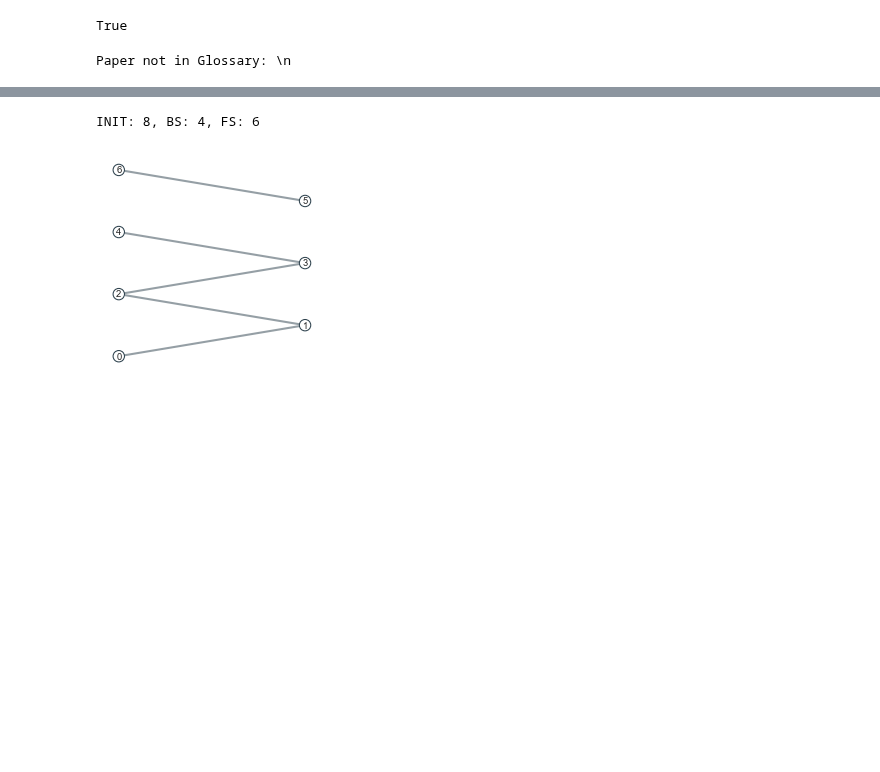
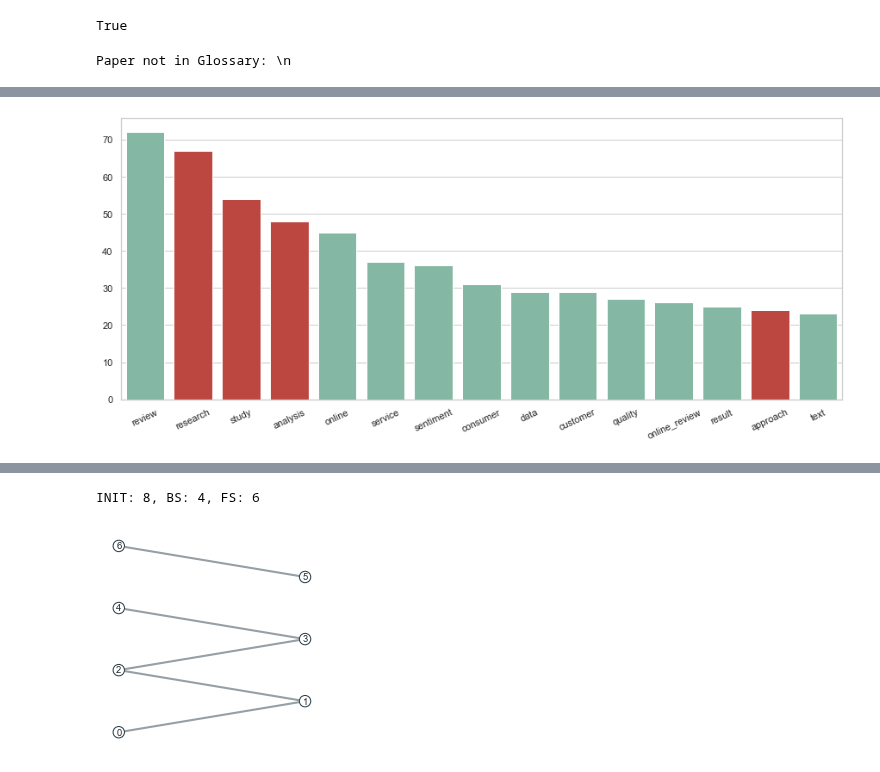
Before and after one commit to iberius96/Msc_Thesis, a Jupyter notebook: Paper Graphs/selection_network.ipynb, the cells around one changed output, grey strips where cells are left out. Saved outputs shown, nothing was run; the diff lists cells and outputs as text; code cells hidden in the pictures; blank space fills up the shorter version.

```diff
--- a/Paper Graphs/selection_network.ipynb
+++ b/Paper Graphs/selection_network.ipynb
@@ -175,0 +234,48 @@ plt.show()
+# %%
+import seaborn as sns
+import matplotlib.pyplot as plt
+
+top_words_1 = list(compute_common_words(0))[:15]
+top_words_2 = list(compute_common_words(2))[:15]
+top_words_3 = list(compute_common_words(8))[:15]
+
+accepted_terms = [word for word in top_words_2 if word not in top_words_1 and word not in top_words_3]
+
+# Data
+term_counts = { 'review': 72,
+                'research': 67,
+                'study': 54,
+                'analysis': 48,
+                'online': 45,
+                'service': 37,
+                'sentiment': 36,
+                'consumer': 31,
+                'data': 29,
+                'customer': 29,
+                'quality': 27,
+                'online_review': 26,
+                'result': 25,
+                'approach': 24,
+                'text': 23}
+
+
+# Convert data to lists
+labels = list(term_counts.keys())
+values = list(term_counts.values())
+
+# Create barplot using Seaborn
+fig, ax = plt.subplots(figsize=(15,6))
+sns.set(style='whitegrid')
+color = (0.3, 0.7, 0.5, 0.7) # tuple with RGB values and alpha value
+cols = ['#D1342B' if term not in accepted_terms else '#7CBFA6' for term in term_counts]
+ax = sns.barplot(x=labels, y=values, color=color, palette=cols)
+
+# Bold x axis ticks that contain the root term "label*"
+for tick in ax.get_xticklabels():
+    if 'label' in tick.get_text():
+        tick.set_weight('bold')
+
+plt.xticks(rotation=25)
+plt.show()
+# %% [output]
+[figure, added]
```
Also changed, not shown: parts of 6 cells of this notebook, 24 other files.
